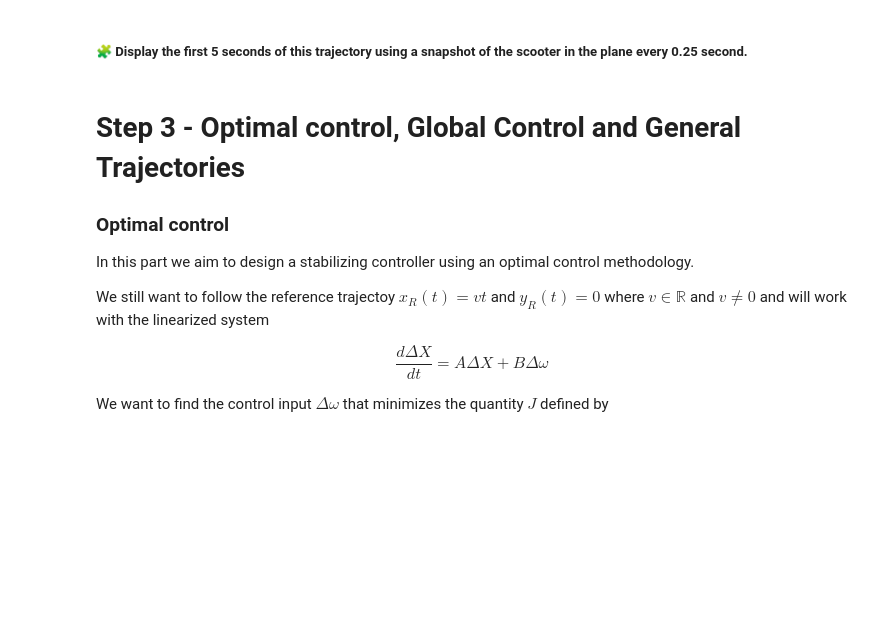
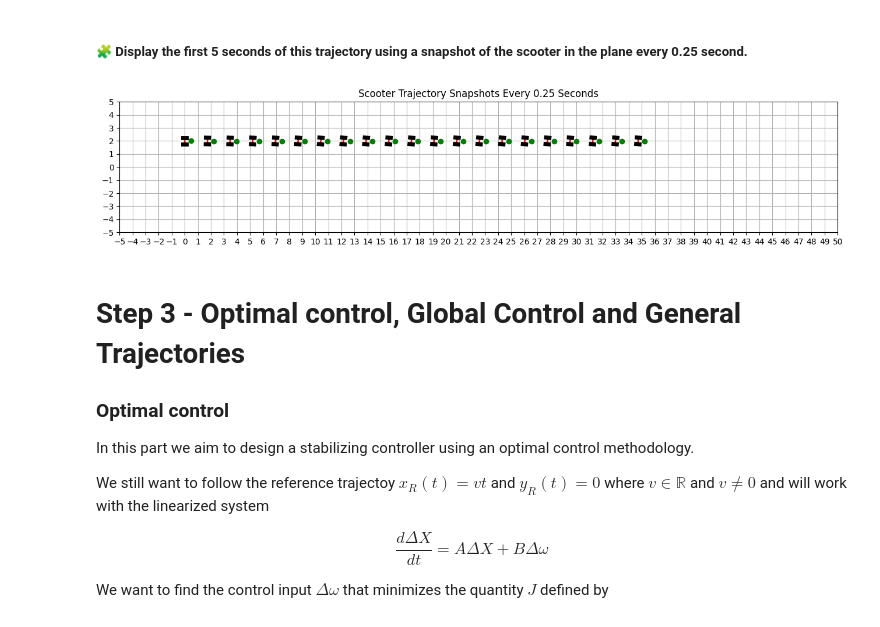
Before and after one commit to ahmedelalaoui142/control-engineering-with-python-project-2023-2024, a Jupyter notebook: Project_part_3.ipynb, the cells around one changed output. Cells and saved outputs as stored; diff of their text form; code cells hidden in the pictures; blank space fills up the shorter version.

```diff
--- a/Project_part_3.ipynb
+++ b/Project_part_3.ipynb
@@ -664,3 +661,16 @@ pass
+# %%
+# Solve the differential equations
+result = solve_ivp(nonlinear_scooter_dynamics, (0,5), [0, 2, 0], t_eval= np.linspace(0, 5, int(5 / 0.25) + 1))
+# Setup the drawing arena
+draw_arena(-5, 50, -5, 5)
+# Draw each position of the scooter
+for i, t in enumerate(result.t):
+    draw_scooter(result.y[0, i], result.y[1, i], result.y[2, i])
+
+plt.title('Scooter Trajectory Snapshots Every 0.25 Seconds')
+plt.show()
+# %% [output]
+[figure, added]
 # %% [markdown]
 Step 3 - Optimal control, Global Control and General Trajectories
 =================================================================
```
Also changed, not shown: parts of 8 cells of this notebook.
